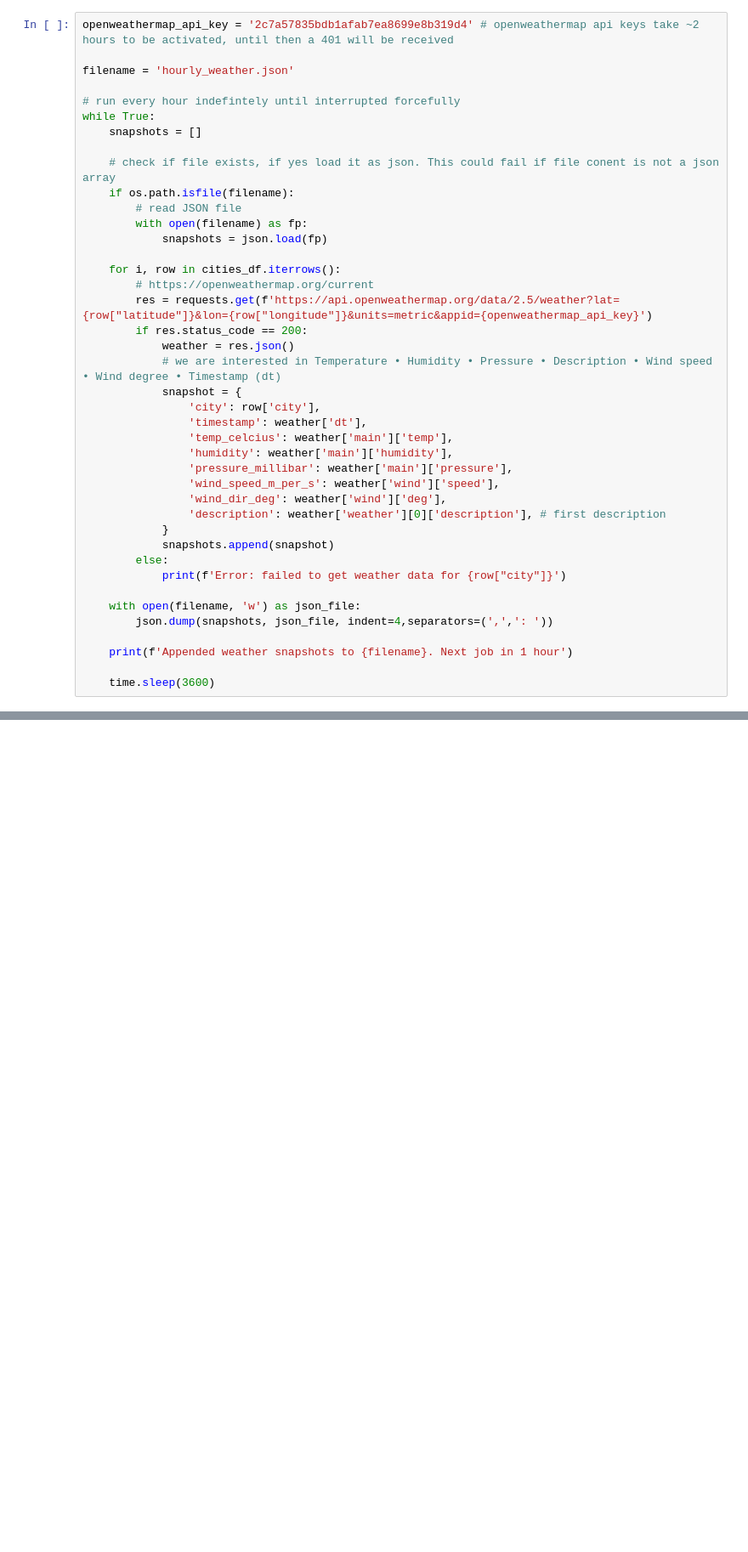
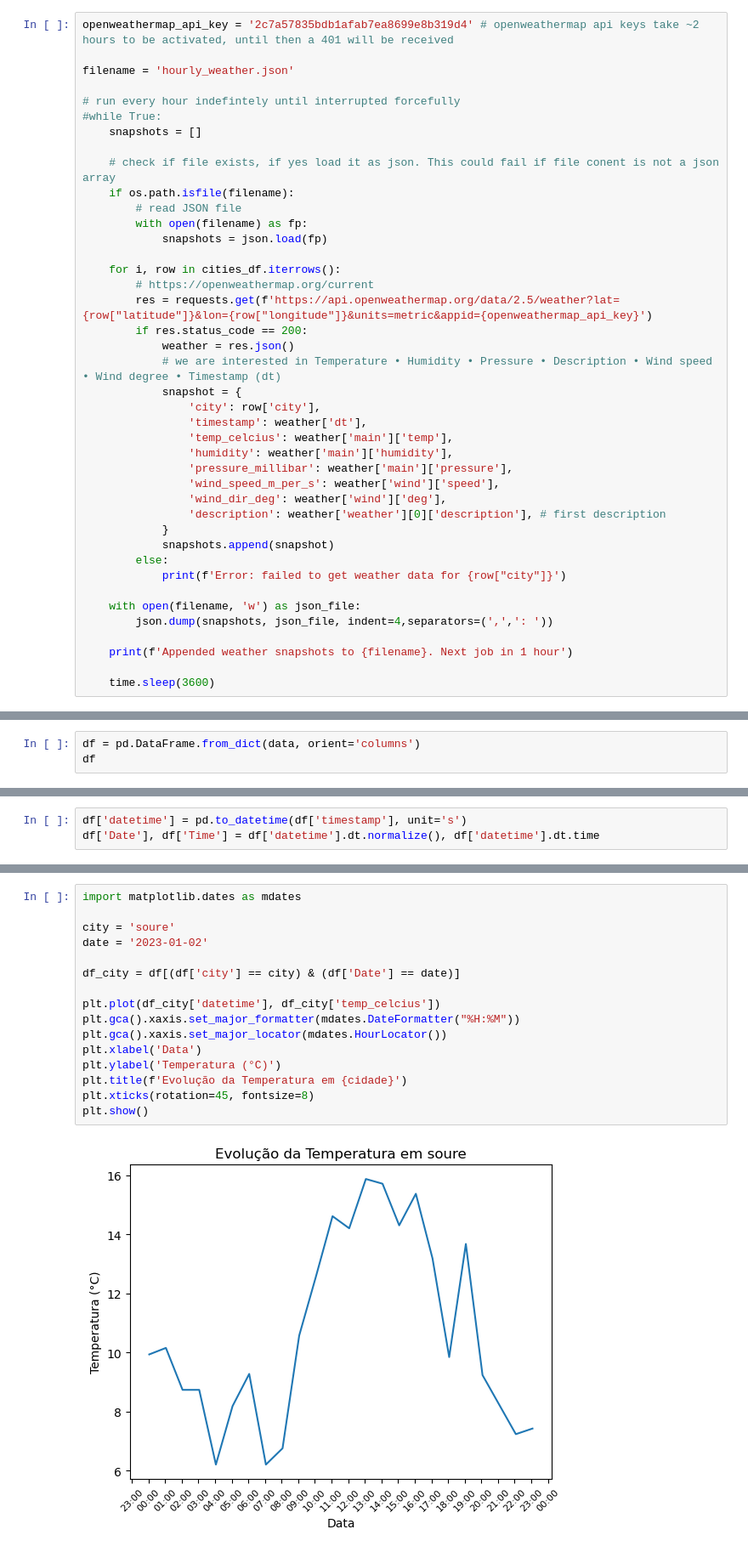
Before and after one commit to PaivaX/Big_data_IPT, a Jupyter notebook: project1.ipynb, the cells around one changed output, grey strips where cells are left out. Shown at 85% size. Drawn from its saved outputs; the diff is of its cells as text; blank space fills up the shorter version.

Commit message:
add pdf file; add plots

```diff
--- a/project1.ipynb
+++ b/project1.ipynb
@@ -160,7 +162,7 @@ openweathermap_api_key = '2c7a57835bdb1afab7ea8699e8b319d4' # openweathermap api
 filename = 'hourly_weather.json'
 
 # run every hour indefintely until interrupted forcefully
-while True:
+#while True:
     snapshots = []
 
     # check if file exists, if yes load it as json. This could fail if file conent is not a json array
@@ -242,0 +211,3 @@ pprint.pprint(data)
+# %%
+df = pd.DataFrame.from_dict(data, orient='columns')
+df
@@ -242,0 +228,3 @@ pprint.pprint(data)
+# %%
+df['datetime'] = pd.to_datetime(df['timestamp'], unit='s')
+df['Date'], df['Time'] = df['datetime'].dt.normalize(), df['datetime'].dt.time
@@ -242,0 +261,18 @@ pprint.pprint(data)
+# %%
+import matplotlib.dates as mdates
+
+city = 'soure'
+date = '2023-01-02'
+
+df_city = df[(df['city'] == city) & (df['Date'] == date)]
+
+plt.plot(df_city['datetime'], df_city['temp_celcius'])
+plt.gca().xaxis.set_major_formatter(mdates.DateFormatter("%H:%M"))
+plt.gca().xaxis.set_major_locator(mdates.HourLocator())
+plt.xlabel('Data')
+plt.ylabel('Temperatura (°C)')
+plt.title(f'Evolução da Temperatura em {cidade}')
+plt.xticks(rotation=45, fontsize=8)
+plt.show()
+# %% [output]
+[figure, added]
```
Also changed, not shown: parts of 10 cells of this notebook, 1 other file.
